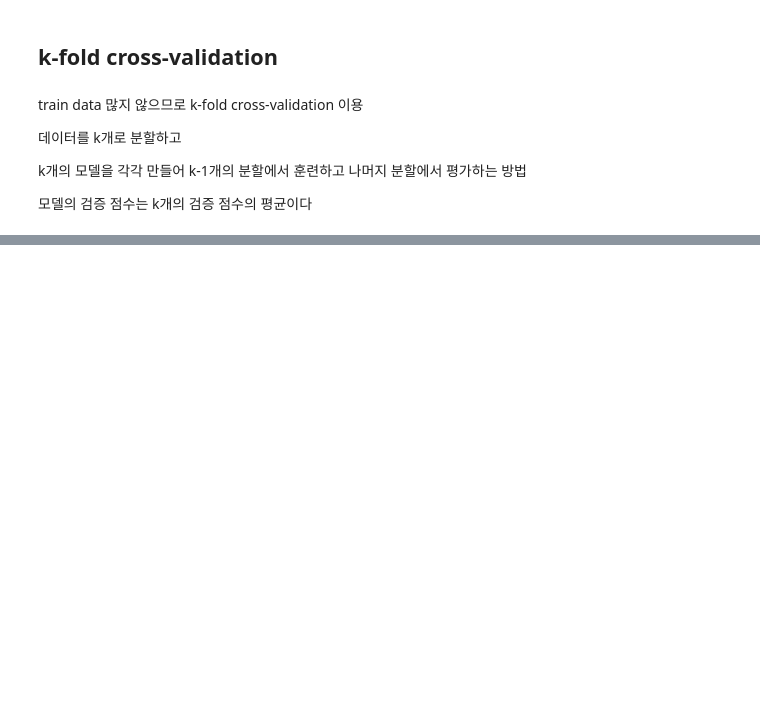
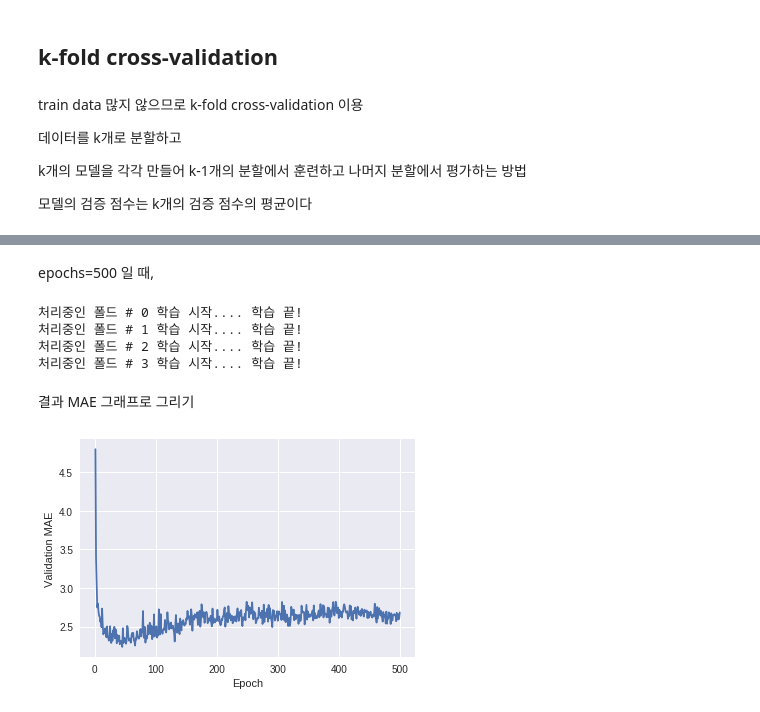
Before and after one commit to Eun0/Keras, a Jupyter notebook: 3장/3-6 주택 가격 예측 (회귀 문제).ipynb, the cells around one changed output, grey strips where cells are left out. Saved outputs shown, nothing was run; the diff lists cells and outputs as text; code cells hidden in the pictures; blank space fills up the shorter version.

```diff
--- a/3장/3-6 주택 가격 예측 (회귀 문제).ipynb
+++ b/3장/3-6 주택 가격 예측 (회귀 문제).ipynb
@@ -117,10 +162,12 @@ np.mean(all_scores)
+# %% [markdown]
+epochs=500 일 때,
 # %%
 import numpy as np
 
 # 보통 4,5
 k=4
 num_val_samples=len(train_data)//k
-num_epochs=200
+num_epochs=500
 all_mae_histories=[]
 
 for i in range(k):
@@ -145,3 +192,23 @@ for i in range(k):
     # 모델 평가
     mae_history=history.history['val_mean_absolute_error']
     all_mae_histories.append(mae_history)
+# %% [output]
+처리중인 폴드 # 0 학습 시작.... 학습 끝!
+처리중인 폴드 # 1 학습 시작.... 학습 끝!
+처리중인 폴드 # 2 학습 시작.... 학습 끝!
+처리중인 폴드 # 3 학습 시작.... 학습 끝!
+# %% [markdown]
+결과 MAE 그래프로 그리기
+# %%
+average_mae_history=[np.mean([x[i] for x in all_mae_histories]) for i in range(num_epochs)]
+# %%
+import matplotlib.pyplot as plt
+%matplotlib inline
+
+plt.plot(range(1,len(average_mae_history)+1),average_mae_history)
+plt.xlabel('Epoch')
+plt.ylabel('Validation MAE')
+
+plt.show()
+# %% [output]
+[figure, added]
```
Also changed, not shown: parts of 12 cells of this notebook.
